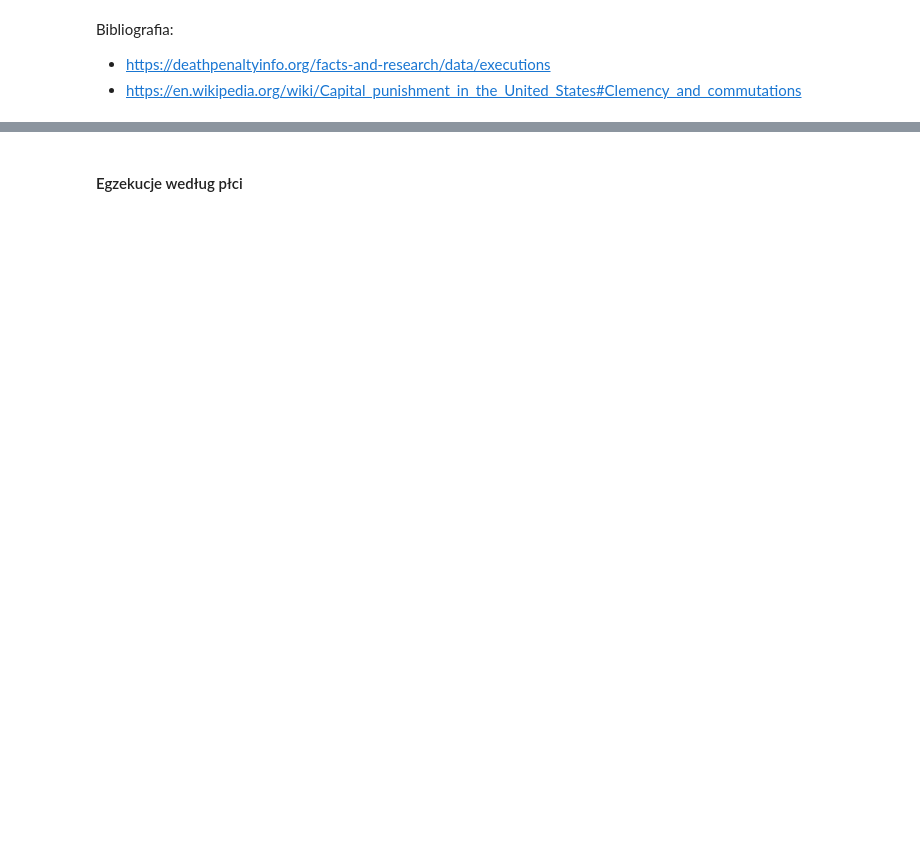
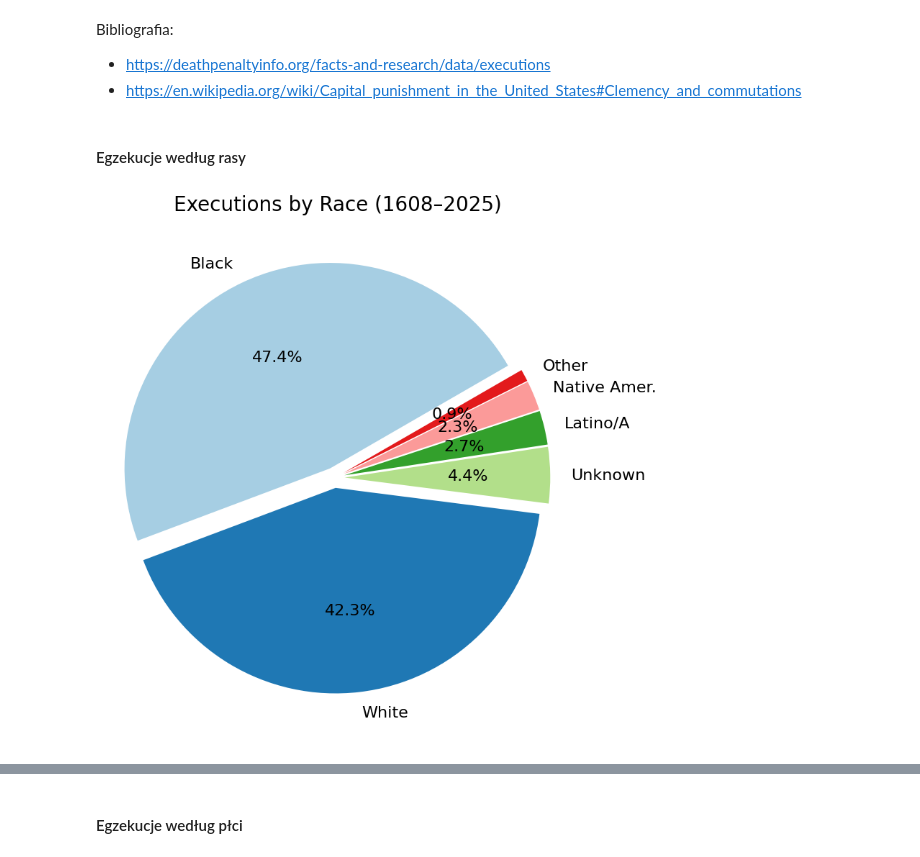
Before and after one commit to Clwmm/Projekt_Wizualizacje_2025, a Jupyter notebook: notebook.ipynb, the cells around one changed output, grey strips where cells are left out. Cells and saved outputs as stored; diff of their text form; code cells hidden in the pictures; blank space fills up the shorter version.

Commit message:
Add ESPYFile

```diff
--- a/notebook.ipynb
+++ b/notebook.ipynb
@@ -353,3 +363,53 @@ plt.show()
 Bibliografia:
 * https://deathpenaltyinfo.org/facts-and-research/data/executions
 * https://en.wikipedia.org/wiki/Capital_punishment_in_the_United_States#Clemency_and_commutations
+# %% [markdown]
+#### Egzekucje według rasy
+# %%
+# Convert 'Execution Date' to datetime and extract year
+df_executions['Execution Date'] = pd.to_datetime(df_executions['Execution Date'], format='%m/%d/%Y', errors='coerce')
+df_executions['YEAR'] = df_executions['Execution Date'].dt.year
+
+# Filter espyfile_df to years before 1977
+espy_df_filtered = espy_df[espy_df['YEAR'] < 1977]
+
+# Rename race columns for consistency
+df_executions = df_executions.rename(columns={'Race': 'RACE'})
+espy_df_filtered = espy_df_filtered.rename(columns={'RACE': 'RACE'})
+
+# Combine datasets
+combined_df = pd.concat([espy_df_filtered, df_executions], ignore_index=True)
+
+# Standardize and combine race categories
+combined_df['RACE'] = combined_df['RACE'].str.strip().str.title()  # Clean formatting
+combined_df['RACE'] = combined_df['RACE'].replace({
+    'Latino/A': 'Latino/A',
+    'Hispanic': 'Latino/A',
+    'Other Race': 'Other',
+    'Asian': 'Other',
+    'Asian - Pacific Is': 'Other',
+    'American Indian Or Alaska Native': 'Native Amer.'
+})
+
+# Count executions by race
+race_counts = combined_df['RACE'].dropna().value_counts()
+
+explode = [0.05] * len(race_counts)
+
+# Plot pie chart
+plt.figure(figsize=(8, 8))
+plt.pie(
+    race_counts.values,
+    labels=race_counts.index,
+    autopct='%1.1f%%',
+    startangle=30,
+    explode=explode,
+    colors=plt.cm.Paired.colors,
+    textprops={'fontsize': 16},
+)
+plt.title('Executions by Race (1608–2025)', fontsize=20)
+plt.axis('equal')  # Equal aspect ratio
+plt.tight_layout()
+plt.show()
+# %% [output]
+[figure, added]
```
Also changed, not shown: parts of 10 cells of this notebook, 1 other file.
